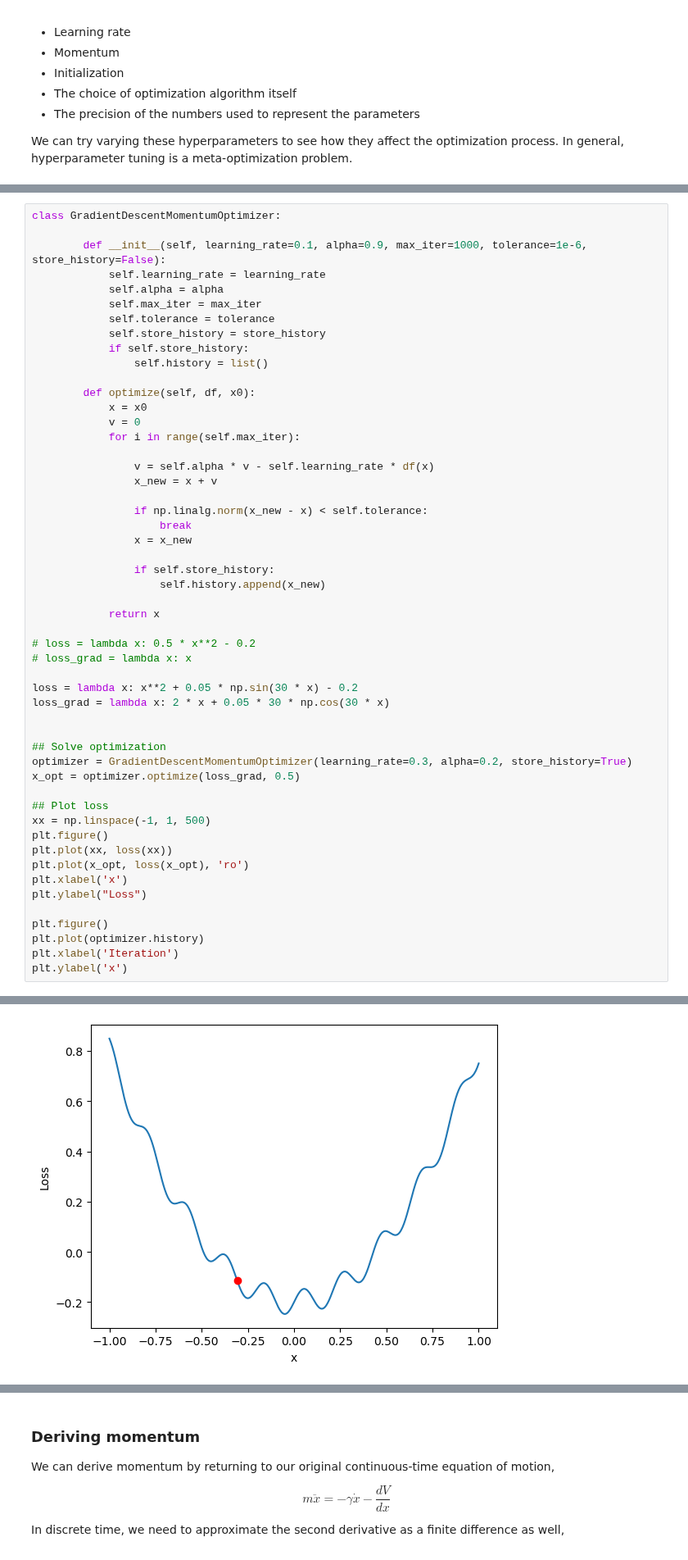
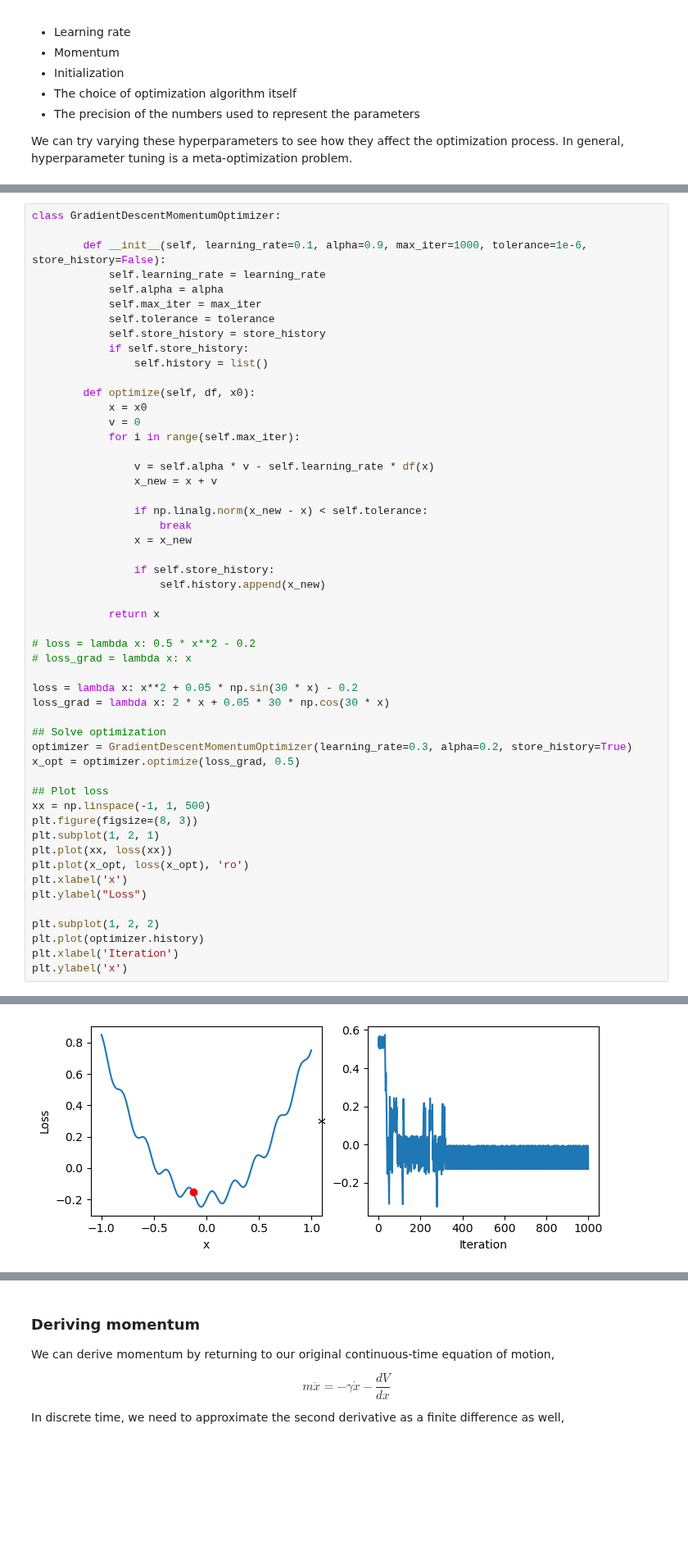
Before and after one commit to williamgilpin/cphy, a Jupyter notebook: talks/convex_optimization_univariate.ipynb, the cells around one changed output, grey strips where cells are left out. Shown at 82% size. Saved outputs shown, nothing was run; the diff lists cells and outputs as text; blank space fills up the shorter version.

```diff
--- a/talks/convex_optimization_univariate.ipynb
+++ b/talks/convex_optimization_univariate.ipynb
@@ -287,34 +301,34 @@ class GradientDescentMomentumOptimizer:
                     break
                 x = x_new
 
                 if self.store_history:
                     self.history.append(x_new)
 
             return x
 
 # loss = lambda x: 0.5 * x**2 - 0.2
 # loss_grad = lambda x: x
 
 loss = lambda x: x**2 + 0.05 * np.sin(30 * x) - 0.2
 loss_grad = lambda x: 2 * x + 0.05 * 30 * np.cos(30 * x)
 
-
 ## Solve optimization
 optimizer = GradientDescentMomentumOptimizer(learning_rate=0.3, alpha=0.2, store_history=True)
 x_opt = optimizer.optimize(loss_grad, 0.5)
 
 ## Plot loss
 xx = np.linspace(-1, 1, 500)
-plt.figure()
+plt.figure(figsize=(8, 3))
+plt.subplot(1, 2, 1)
 plt.plot(xx, loss(xx))
 plt.plot(x_opt, loss(x_opt), 'ro')
 plt.xlabel('x')
 plt.ylabel("Loss")
 
-plt.figure()
+plt.subplot(1, 2, 2)
 plt.plot(optimizer.history)
 plt.xlabel('Iteration')
 plt.ylabel('x')
 # %% [output]
 Text(0, 0.5, 'x')
-[figure, old version]
+[figure, new version]
```
Also changed, not shown: parts of 13 cells of this notebook, 1 other file.
